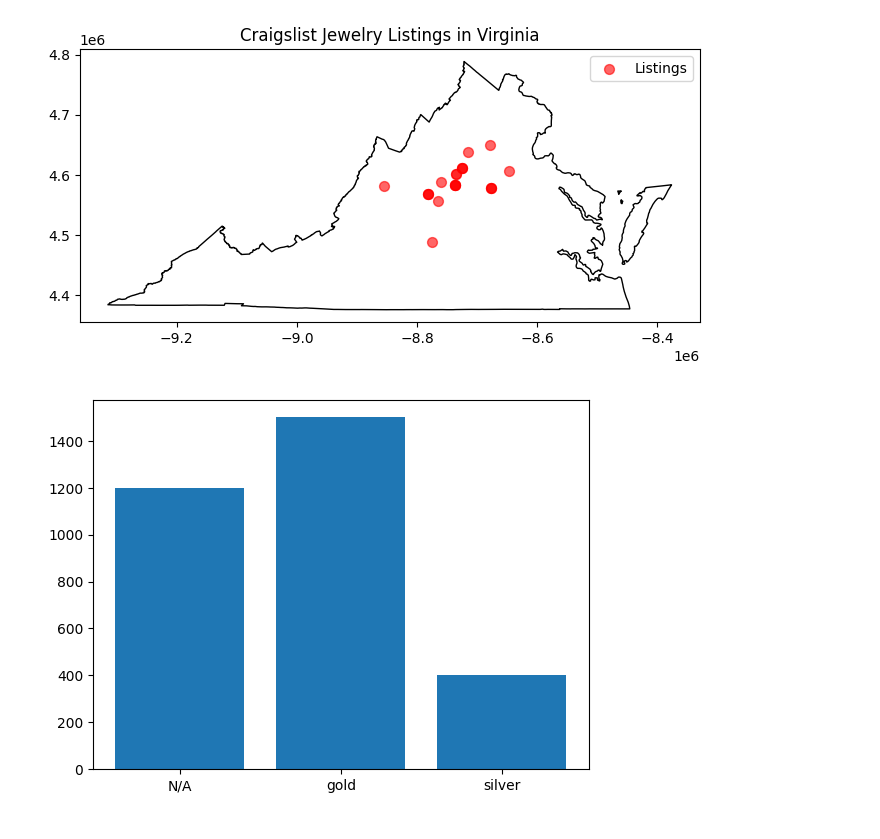
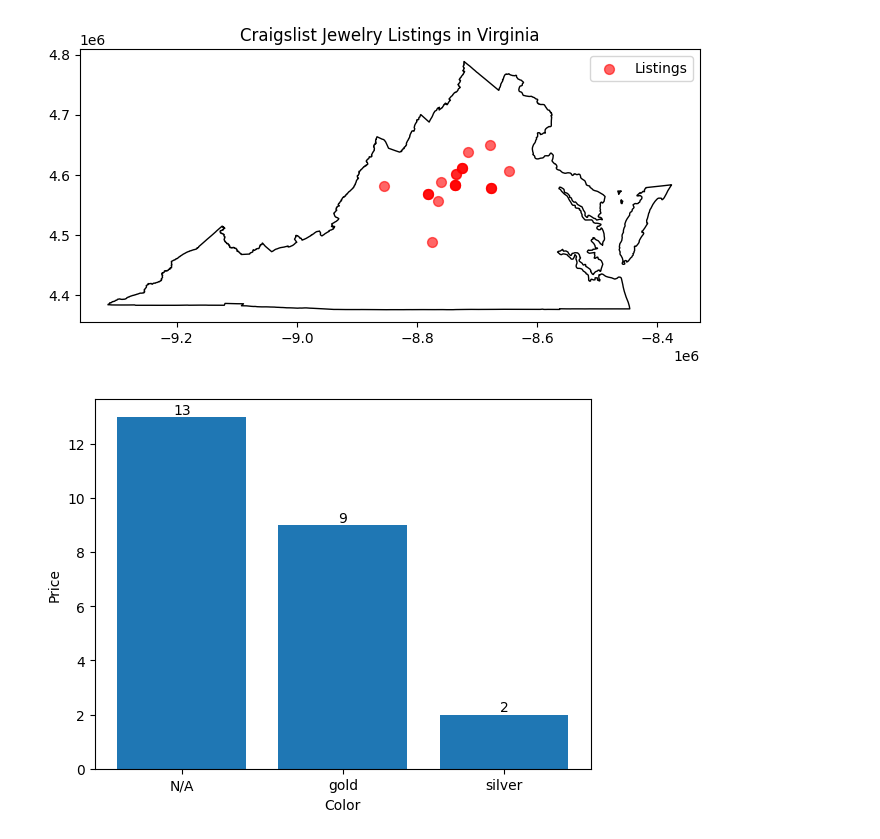
Before and after one commit to corinnefog/wrangling, a Jupyter notebook: lab/lab_notebook- in progress.ipynb, the cells around one changed output. Saved outputs shown, nothing was run; the diff lists cells and outputs as text; code cells hidden in the pictures.

```diff
--- a/lab/lab_notebook- in progress.ipynb
+++ b/lab/lab_notebook- in progress.ipynb
@@ -349,9 +349,19 @@ plt.title("Craigslist Jewelry Listings in Virginia")
 plt.show()
 # %% [output]
 [figure]
-# %%
-df_no_outliers = df[(df['price'] >= 0) & (df['price'] <= 3000)]
-plt.bar(df_no_outliers['color'], df_no_outliers['price'])
-plt.show()
-# %% [output]
-[figure, removed]
+# %%
+#I excluded an outlier from the data set where the price of the item was like 9000 and
+# skewed the graph heavily. This graph gives a better visual with the absence of outliers.
+
+df_no_outliers = df[(df['price'] >= 0) & (df['price'] <= 3000)]
+color_counts = df_no_outliers['color'].value_counts()
+bars = plt.bar(color_counts.index, color_counts.values)
+for bar in bars:
+    yval = bar.get_height()
+    plt.text(bar.get_x() + bar.get_width()/2, yval, int(yval), ha='center', va='bottom')
+
+plt.xlabel('Color')
+plt.ylabel('Price')
+plt.show()
+# %% [output]
+[figure, added]
```
Also changed, not shown: parts of 6 cells of this notebook, 1 other file.
